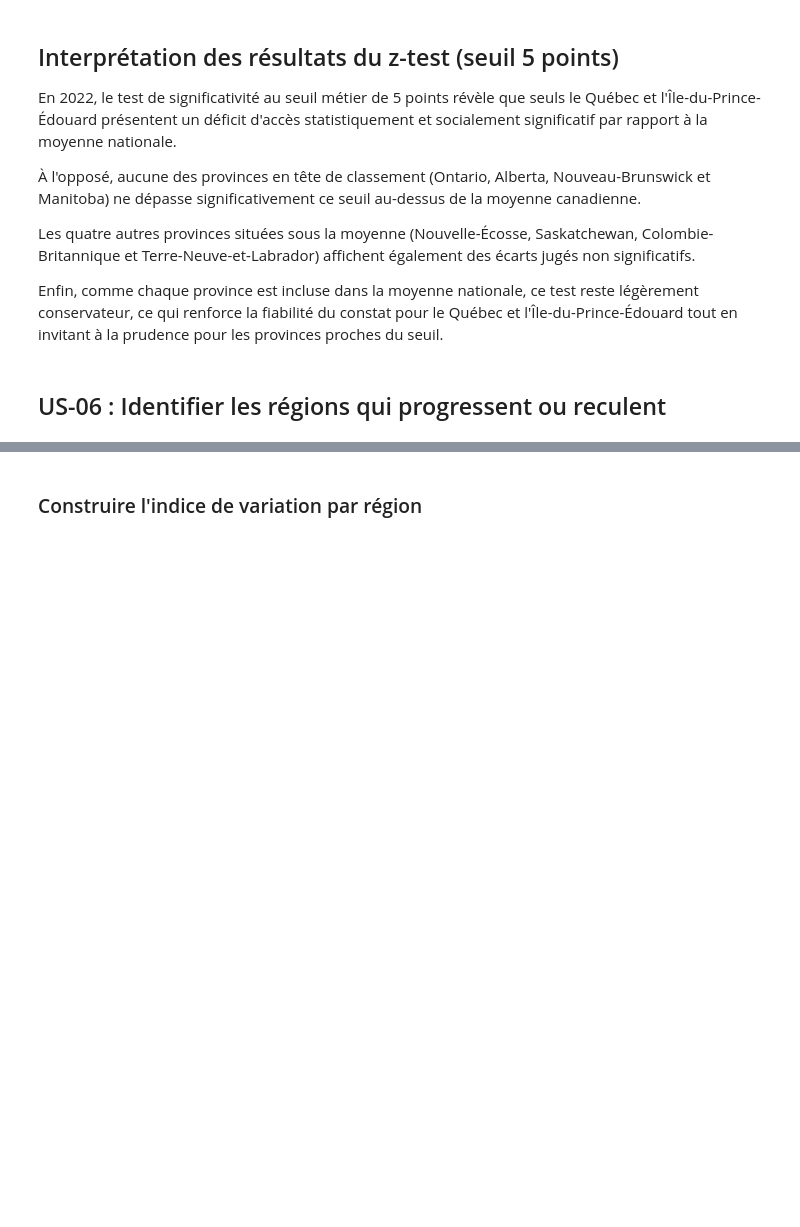
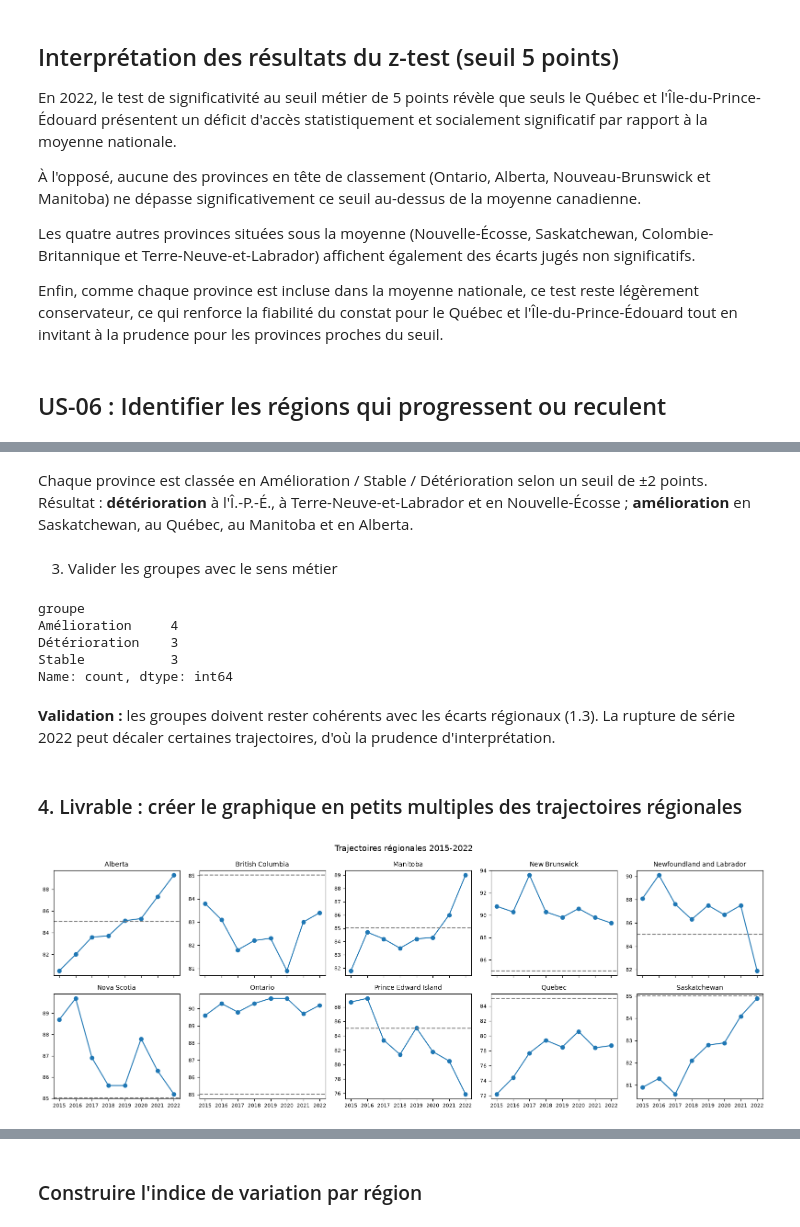
Before and after one commit to abdn-fz/canada-healthcare-access-analysis, a Jupyter notebook: notebooks/eda_healthcare_access.ipynb, the cells around one changed output, grey strips where cells are left out. Drawn from its saved outputs; the diff is of its cells as text; code cells hidden in the pictures; blank space fills up the shorter version.

Commit message:
feature/Identifier les régions qui progressent ou reculent

```diff
--- a/notebooks/eda_healthcare_access.ipynb
+++ b/notebooks/eda_healthcare_access.ipynb
@@ -1045,0 +1092,39 @@ Enfin, comme chaque province est incluse dans la moyenne nationale, ce test rest
+# %% [markdown]
+Chaque province est classée en Amélioration / Stable / Détérioration selon un seuil de ±2 points.
+Résultat : **détérioration** à l'Î.-P.-É., à Terre-Neuve-et-Labrador et en Nouvelle-Écosse ; **amélioration** en Saskatchewan, au Québec, au Manitoba et en Alberta.
+# %% [markdown]
+3. Valider les groupes avec le sens métier
+# %%
+print(traj['groupe'].value_counts())
+# %% [output]
+groupe
+Amélioration     4
+Détérioration    3
+Stable           3
+Name: count, dtype: int64
+# %% [markdown]
+**Validation :** les groupes doivent rester cohérents avec les écarts régionaux (1.3). La rupture de série 2022 peut décaler certaines trajectoires, d'où la prudence d'interprétation.
+# %% [markdown]
+### 4. Livrable : créer le graphique en petits multiples des trajectoires régionales
+# %%
+# Pivoter prov par ordre alphabétique des provinces
+prov_pivot = prov.pivot_table(index='GEO', columns='REF_DATE', values='val_percent').sort_index()
+
+# Moyenne nationale globale sur la période (ligne horizontale à ~85.0 %)
+moyenne_nat = nat['nat'].mean()
+
+fig, axes = plt.subplots(2, 5, figsize=(16, 6), sharex=True, sharey=False)
+
+for ax, province in zip(axes.flat, prov_pivot.index):
+    ax.plot(prov_pivot.columns, prov_pivot.loc[province], 'o-')
+    ax.axhline(moyenne_nat, color='grey', linestyle='--')
+    ax.set_title(province, fontsize=10)
+    ax.set_xticks(prov_pivot.columns)
+    ax.tick_params(axis='both', labelsize=8)
+
+fig.suptitle("Trajectoires régionales 2015-2022", fontsize=13)
+plt.tight_layout()
+fig.savefig(os.path.join(OUT_DIR, 'trajectoires_regionales.png'), dpi=200, bbox_inches='tight')
+plt.show()
+# %% [output]
+[figure, added]
```
Also changed, not shown: parts of 20 cells of this notebook.
